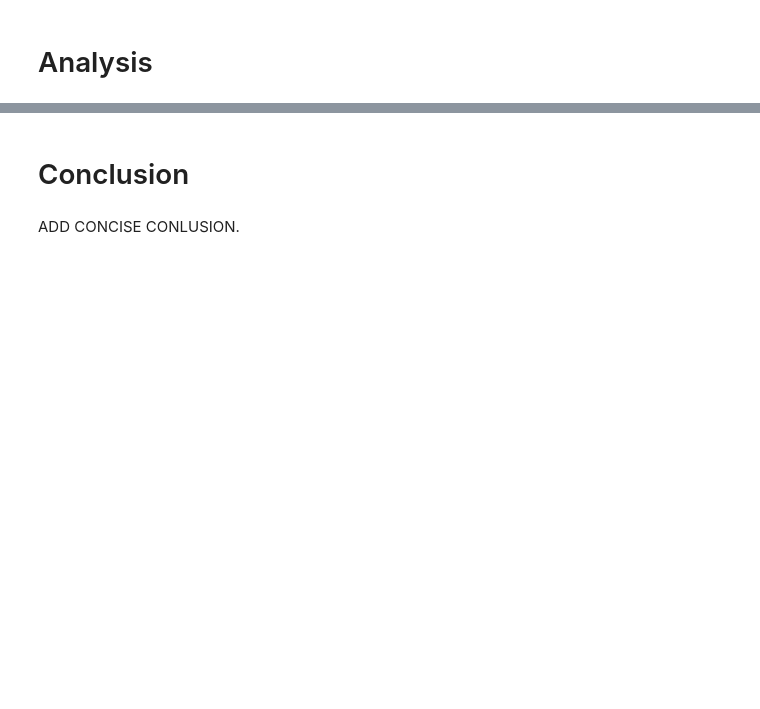
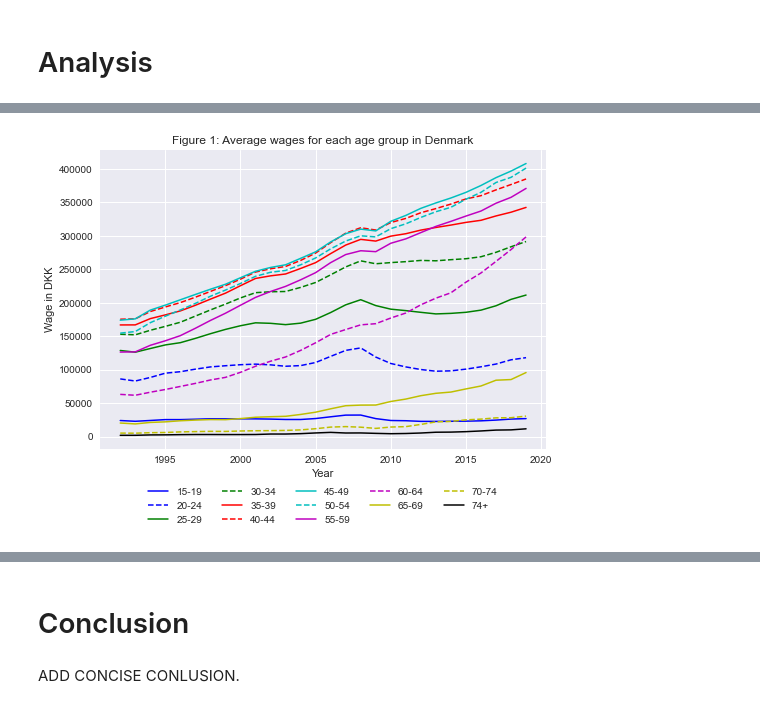
Before and after one commit to AskerNC/projects-2021-stressfaktoren, a Jupyter notebook: dataproject/dataproject.ipynb, the cells around one changed output, grey strips where cells are left out. Drawn from its saved outputs; the diff is of its cells as text; code cells hidden in the pictures; blank space fills up the shorter version.

```diff
--- a/dataproject/dataproject.ipynb
+++ b/dataproject/dataproject.ipynb
@@ -240,0 +221,25 @@ ADD FURTHER ANALYSIS. EXPLAIN THE CODE BRIEFLY AND SUMMARIZE THE RESULTS.
+# %%
+#Create color and style cycler
+cc = (cycler(color=list('bgrcmyk')) *
+      cycler(linestyle=['-', '--']))
+plt.rc('lines', linewidth=1.5)
+plt.rc('axes', prop_cycle=cc)
+#The lines in our plots will now cycle through different colors and styles so that the legend is more readable.
+# %%
+# Yearly averages for each region
+grouped_age_group = wage_long.groupby(['year','Age_group'], as_index=False)['wage'].mean()
+
+#Figure of days of parental leave
+def plot2(fig):
+    fig_age_group = fig.set_index('year')
+    fig_age_group.groupby(['Age_group'])['wage'].plot(legend=False,
+                                                      grid=True,
+                                                      title='Figure 1: Average wages for each age group in Denmark')
+    plt.xlabel("Year")
+    plt.ylabel("Wage in DKK")
+    # Put the legend below year-axis
+    plt.legend(loc='upper center', bbox_to_anchor=(0.5, -0.1),fancybox=True, shadow=True, ncol=5)
+
+plot2(grouped_age_group)
+# %% [output]
+[figure, added]
```
Also changed, not shown: parts of 29 cells of this notebook.
